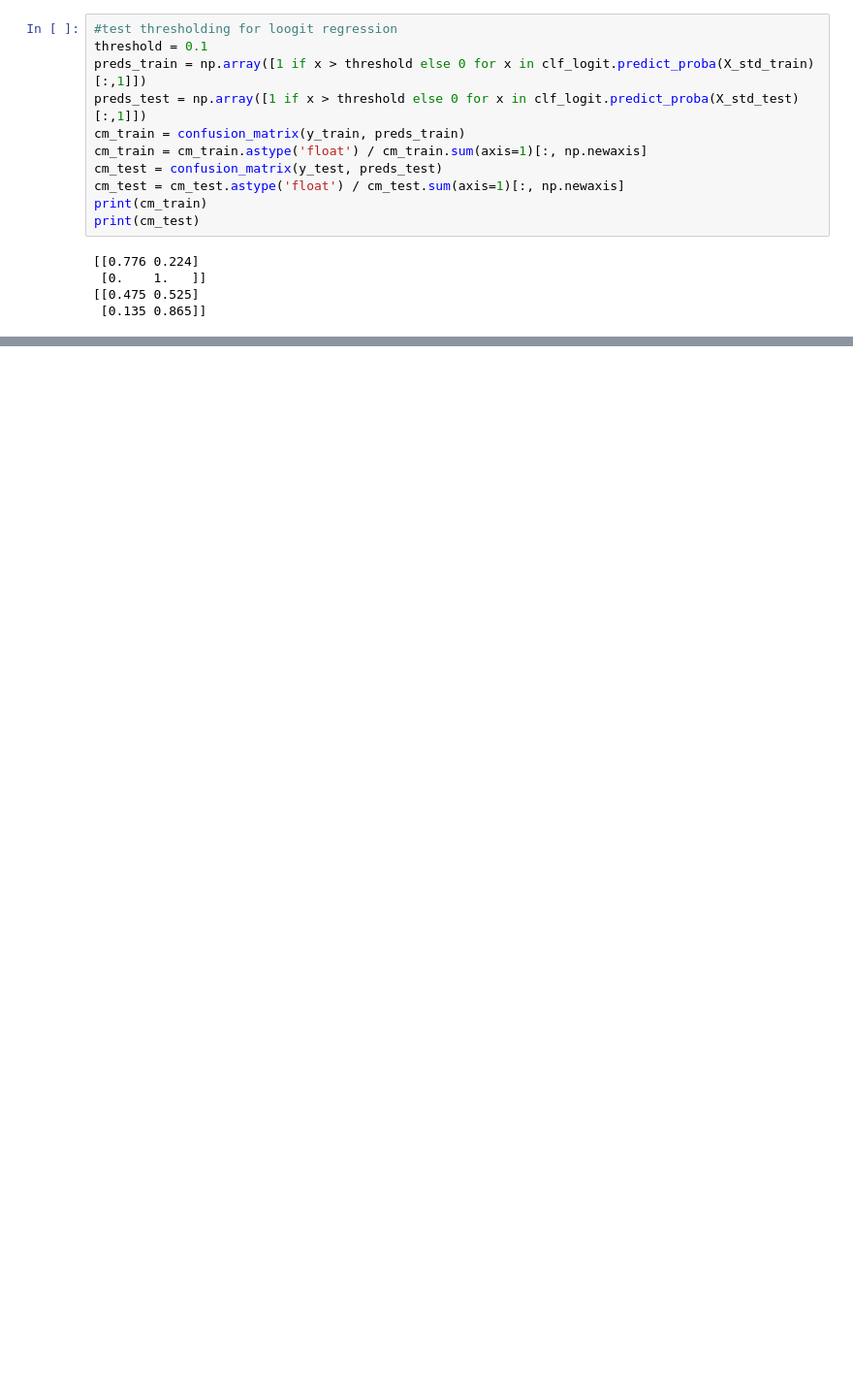
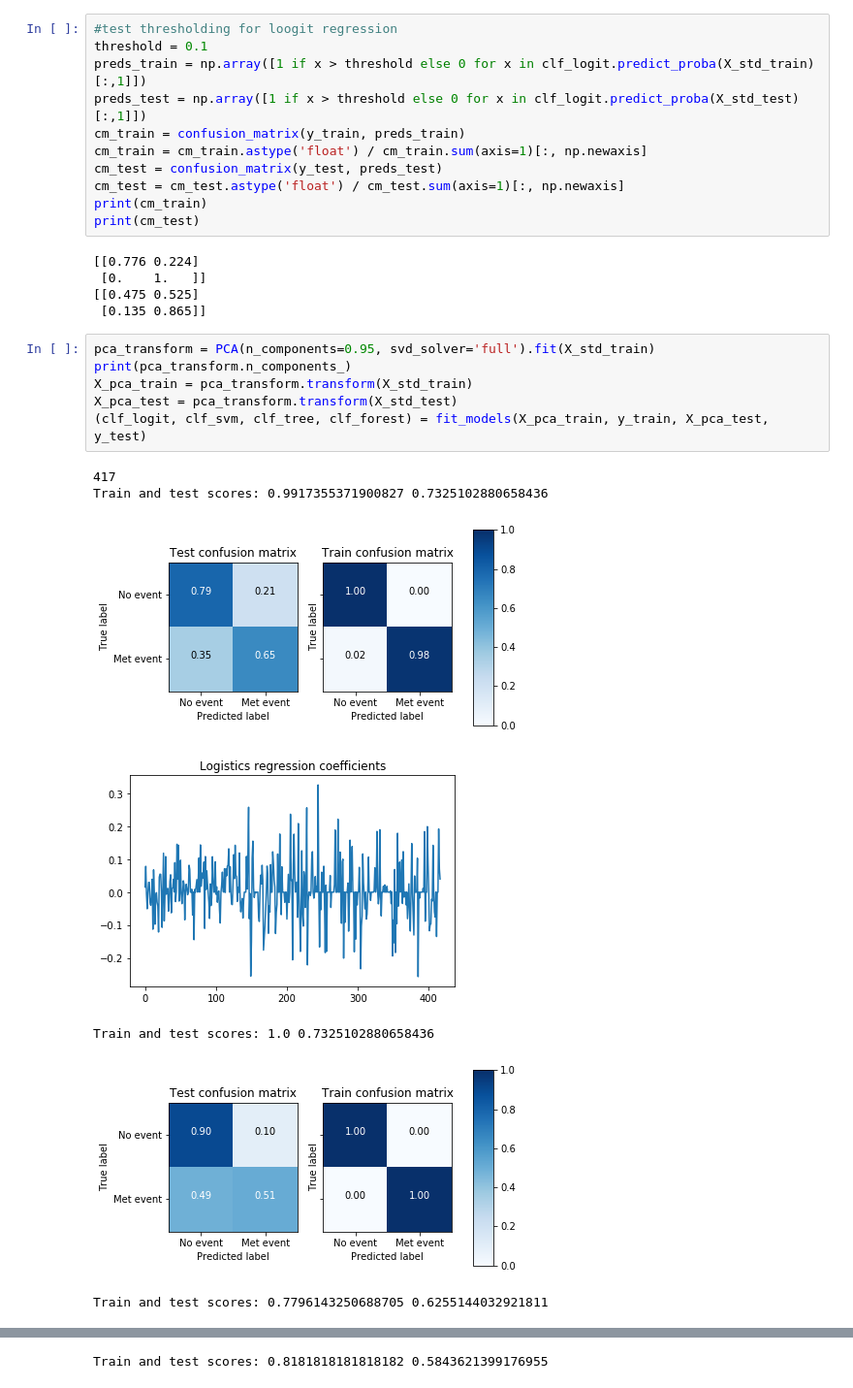
Before and after one commit to sjwilczynski/geneExpr, a Jupyter notebook: Exploration.ipynb, the cells around one changed output, grey strips where cells are left out. Shown at 97% size. Cells and saved outputs as stored; diff of their text form; blank space fills up the shorter version.

```diff
--- a/Exploration.ipynb
+++ b/Exploration.ipynb
@@ -122,3 +130,17 @@ print(cm_test)
  [0.    1.   ]]
 [[0.475 0.525]
  [0.135 0.865]]
+# %%
+pca_transform = PCA(n_components=0.95, svd_solver='full').fit(X_std_train)
+print(pca_transform.n_components_)
+X_pca_train = pca_transform.transform(X_std_train)
+X_pca_test = pca_transform.transform(X_std_test)
+(clf_logit, clf_svm, clf_tree, clf_forest) = fit_models(X_pca_train, y_train, X_pca_test, y_test)
+# %% [output]
+417
+Train and test scores: 0.9917355371900827 0.7325102880658436
+[figure, added]
+[figure, added]
+Train and test scores: 1.0 0.7325102880658436
+[figure, added]
+Train and test scores: 0.7796143250688705 0.6255144032921811
@@ -124,0 +148 @@ print(cm_test)
+Train and test scores: 0.8181818181818182 0.5843621399176955
```
Also changed, not shown: parts of 7 cells of this notebook.
